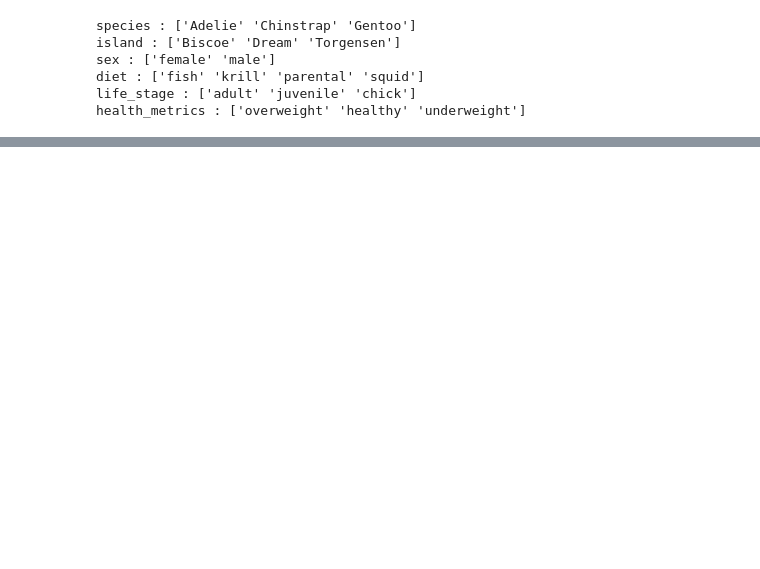
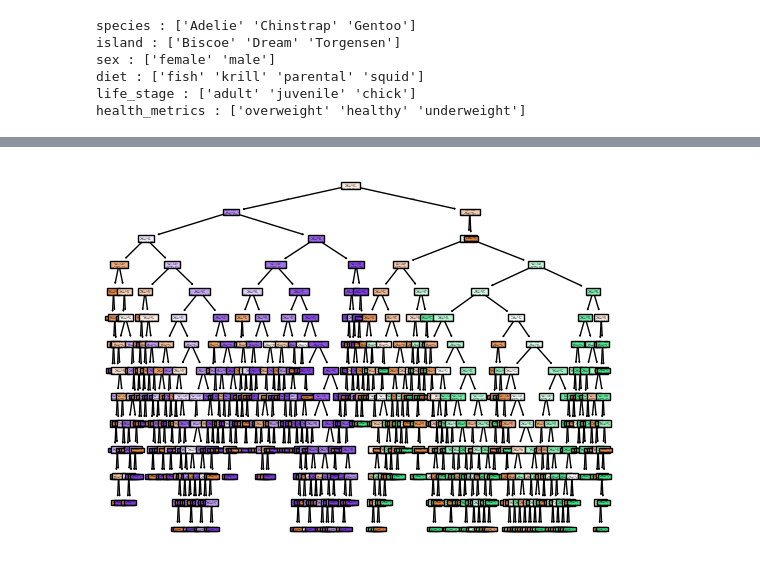
Before and after one commit to UP2112807/COURSEWORK-2-DATA-SCIENCE-PROJECT, a Jupyter notebook: py/Q1_folder/Q1.ipynb, the cells around one changed output, grey strips where cells are left out. Cells and saved outputs as stored; diff of their text form; code cells hidden in the pictures; blank space fills up the shorter version.

```diff
--- a/py/Q1_folder/Q1.ipynb
+++ b/py/Q1_folder/Q1.ipynb
@@ -67,0 +138,3 @@ Testing accuracy on 0.754079254079254
+# %%
+DecisionTree_reduced = DecisionTreeClassifier(max_depth=13)
+DecisionTree_reduced = DecisionTree_reduced.fit(Xtrain,ytrain)
@@ -67,0 +149,7 @@ Testing accuracy on 0.754079254079254
+# %%
+
+fig = plt.figure()
+tree.plot_tree(DecisionTree_reduced, filled=True)
+plt.show()
+# %% [output]
+[figure, added]
```
Also changed, not shown: parts of 18 cells of this notebook, 1 other file.
